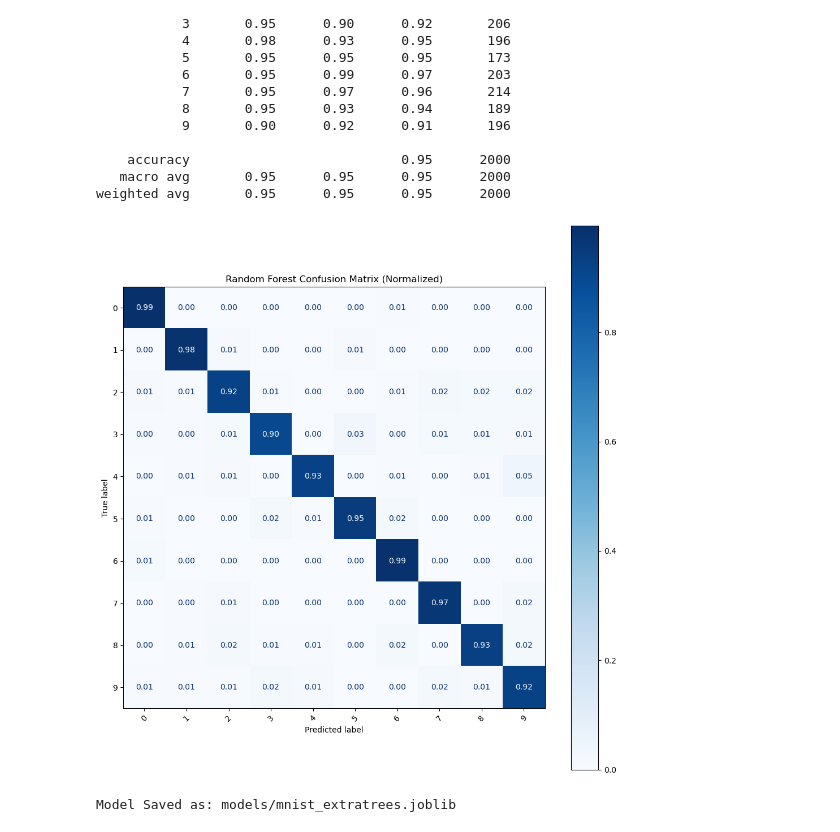
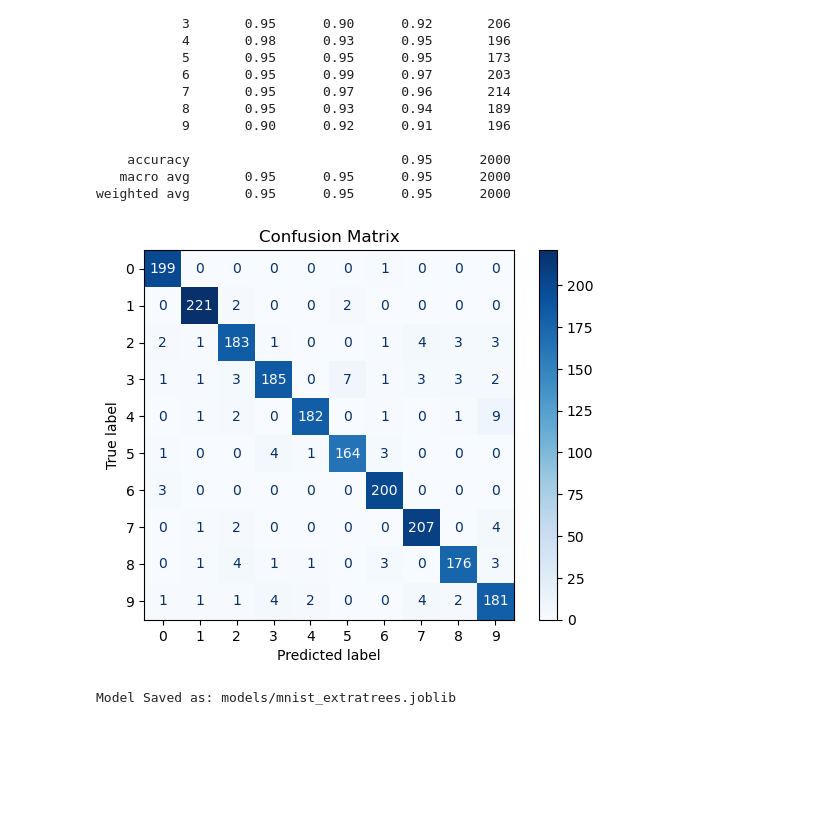
Before and after one commit to ViktorThorsen/farmsync, a Jupyter notebook: AITraining/aicheck/mnist_numbers.ipynb, the cells around one changed output. Drawn from its saved outputs; the diff is of its cells as text; code cells hidden in the pictures; blank space fills up the shorter version.

```diff
--- a/AITraining/aicheck/mnist_numbers.ipynb
+++ b/AITraining/aicheck/mnist_numbers.ipynb
@@ -124,22 +142,15 @@ weighted avg       0.95      0.95      0.95      2000
 # %%
 from sklearn.metrics import confusion_matrix, ConfusionMatrixDisplay
 import matplotlib.pyplot as plt
 
-# Skapa confusion matrix (normaliserad radvis)
-cm = confusion_matrix(y_test, test_preds, normalize='true')
+cm = confusion_matrix(y_test, test_preds)
 
-disp = ConfusionMatrixDisplay(
-    confusion_matrix=cm,
-    display_labels=best_model.classes_
-)
-
-disp.plot(cmap=plt.cm.Blues, xticks_rotation=45, values_format=".2f")
-plt.gcf().set_size_inches(10, 10)
-plt.title("Random Forest Confusion Matrix (Normalized)")
-plt.tight_layout()
+disp = ConfusionMatrixDisplay(confusion_matrix=cm, display_labels=best_model.classes_)
+disp.plot(cmap=plt.cm.Blues)
+plt.title("Confusion Matrix")
 plt.show()
 # %% [output]
-[figure, old version]
+[figure, new version]
 # %%
 #Save
 best_model.fit(X_s,y)
```
Also changed, not shown: parts of 2 cells of this notebook, 3 other files.
